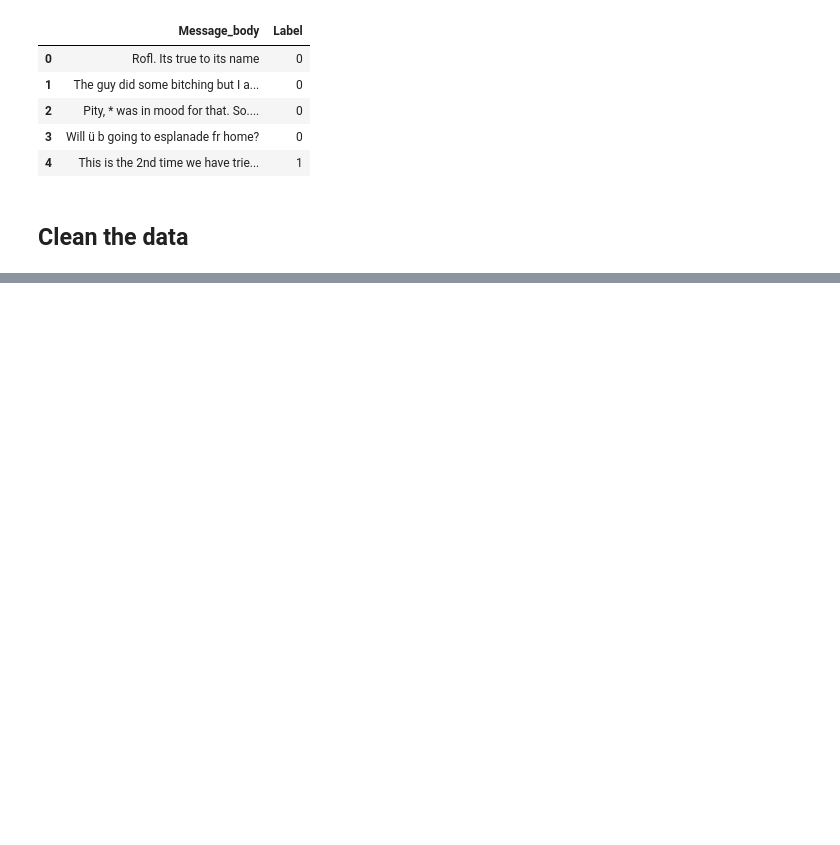
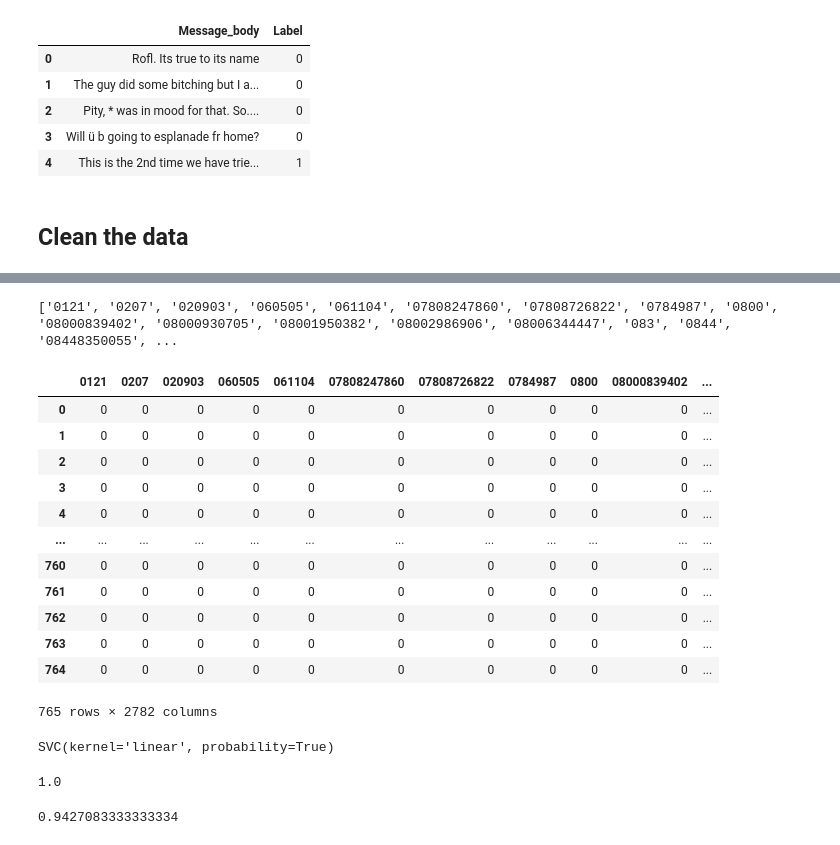
Before and after one commit to ImSanjayPatel/sms-spam-detection, a Jupyter notebook: NLP.ipynb, the cells around one changed output, grey strips where cells are left out. Drawn from its saved outputs; the diff is of its cells as text; code cells hidden in the pictures; blank space fills up the shorter version.

```diff
--- a/NLP.ipynb
+++ b/NLP.ipynb
@@ -151,0 +253,34 @@ for i, t in enumerate(doc): # t is token, i is index
+# %%
+# Features and Labels
+X = df['Message_body']
+y = df['Label']
+
+# split the dataset
+X_train, X_test, y_train, y_test = train_test_split(X, y, test_size = 0.2, random_state = 42)
+# %%
+counts = CountVectorizer()
+# %%
+# do the actual counting
+A = counts.fit_transform(X_train, y_train)
+# %%
+print(counts.get_feature_names())
+# %% [output]
+['0121', '0207', '020903', '060505', '061104', '07808247860', '07808726822', '0784987', '0800', '08000839402', '08000930705', '08001950382', '08002986906', '08006344447', '083', '0844', '08448350055', ...
+# %%
+df_bow = pd.DataFrame(A.toarray(), columns=counts.get_feature_names())
+# %%
+df_bow
+# %% [output]
+|  | 0121 | 0207 | 020903 | 060505 | 061104 | 07808247860 | 07808726822 | 0784987 | 0800 | 08000839402 | ... |
+| 0 | 0 | 0 | 0 | 0 | 0 | 0 | 0 | 0 | 0 | 0 | ... |
+| 1 | 0 | 0 | 0 | 0 | 0 | 0 | 0 | 0 | 0 | 0 | ... |
+| 2 | 0 | 0 | 0 | 0 | 0 | 0 | 0 | 0 | 0 | 0 | ... |
+| 3 | 0 | 0 | 0 | 0 | 0 | 0 | 0 | 0 | 0 | 0 | ... |
+| 4 | 0 | 0 | 0 | 0 | 0 | 0 | 0 | 0 | 0 | 0 | ... |
+| ... | ... | ... | ... | ... | ... | ... | ... | ... | ... | ... | ... |
+| 760 | 0 | 0 | 0 | 0 | 0 | 0 | 0 | 0 | 0 | 0 | ... |
+| 761 | 0 | 0 | 0 | 0 | 0 | 0 | 0 | 0 | 0 | 0 | ... |
+| 762 | 0 | 0 | 0 | 0 | 0 | 0 | 0 | 0 | 0 | 0 | ... |
+| 763 | 0 | 0 | 0 | 0 | 0 | 0 | 0 | 0 | 0 | 0 | ... |
+| 764 | 0 | 0 | 0 | 0 | 0 | 0 | 0 | 0 | 0 | 0 | ... |
+765 rows × 2782 columns
@@ -151,0 +290,9 @@ for i, t in enumerate(doc): # t is token, i is index
+# %%
+# train the classifier with the training data
+classifier.fit(A, y_train)
+# %% [output]
+SVC(kernel='linear', probability=True)
+# %%
+classifier.score(A, y_train)
+# %% [output]
+1.0
@@ -151,0 +301,4 @@ for i, t in enumerate(doc): # t is token, i is index
+# %%
+classifier.score(B, y_test)
+# %% [output]
+0.9427083333333334
```
Also changed, not shown: parts of 20 cells of this notebook.
